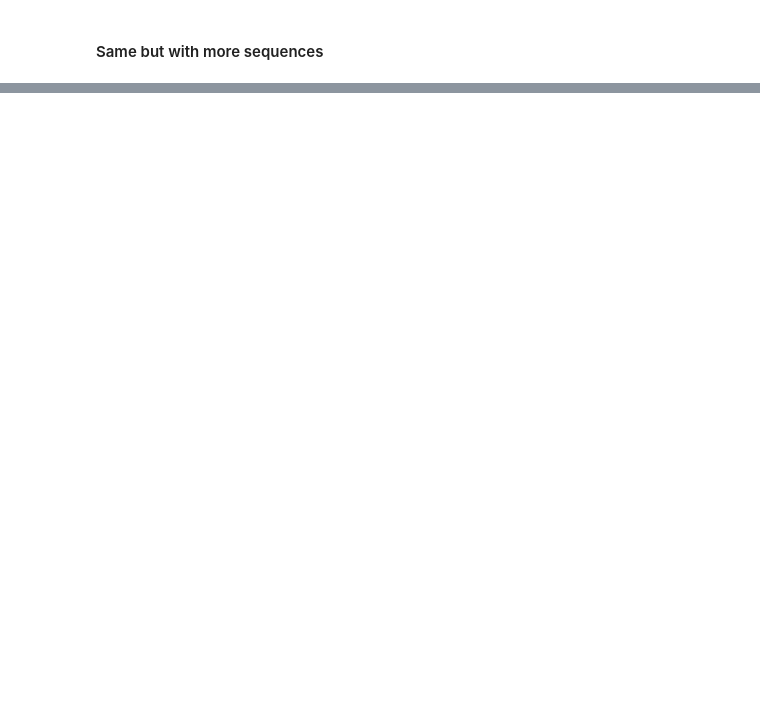
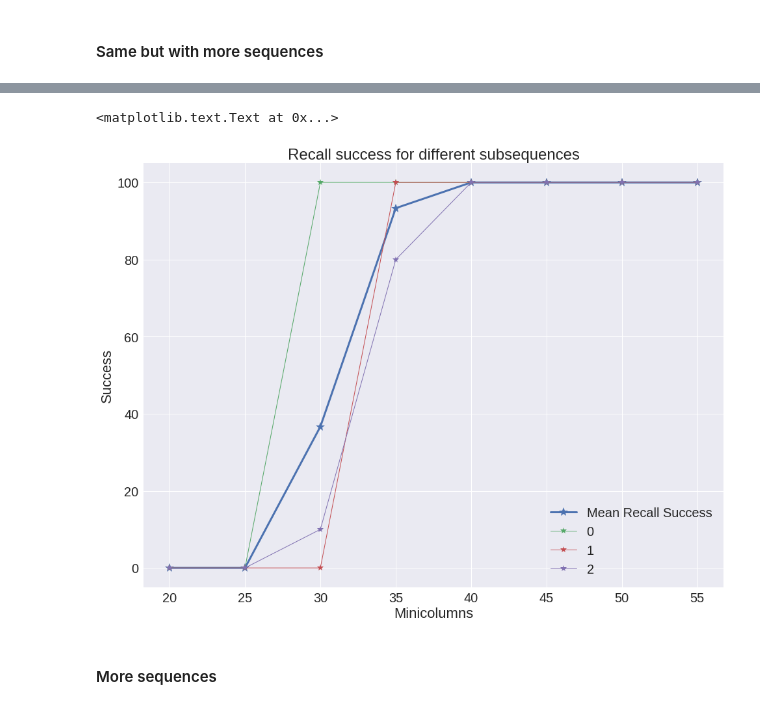
Before and after one commit to h-mayorquin/attractor_sequences, a Jupyter notebook: notebooks/2017-03-28(Unit load study).ipynb, the cells around one changed output, grey strips where cells are left out. Saved outputs shown, nothing was run; the diff lists cells and outputs as text; code cells hidden in the pictures; blank space fills up the shorter version.

```diff
--- a/notebooks/2017-03-28(Unit load study).ipynb
+++ b/notebooks/2017-03-28(Unit load study).ipynb
@@ -305,0 +304,50 @@ ax.set_title('Recall success for different subsequences')
+# %%
+n = 10
+success_array = np.zeros((len(chain), minicolumns_range.size))
+for minicolumn_index, minicolumns in enumerate(minicolumns_range):
+    # Build the network
+    nn = BCPNNFast(hypercolumns, minicolumns)
+    nn.k_inner = False
+
+    # Build the manager
+    manager = NetworkManager(nn=nn, dt=dt, values_to_save=values_to_save)
+
+
+    # Free patterns protocol
+    free_patterns_protocol = Protocol()
+    free_patterns_indexes = [i for i in range(chain[-1][-1] + 1, minicolumns)]
+    free_patterns_protocol.simple_protocol(patterns_indexes=free_patterns_indexes, training_time=training_time,
+                                           inter_sequence_interval=1.0, inter_pulse_interval=1.0, epochs=3)
+    # Train
+    manager.run_network_protocol(free_patterns_protocol, verbose=False, values_to_save_epoch=None,
+                                 reset=True, empty_history=True)
+
+    manager.run_network_protocol(chain_protocol, verbose=False, values_to_save_epoch=None,
+                                 reset=True, empty_history=True)
+
+    # Test recall
+    for sequence_index, sequence in enumerate(chain):
+        success = calculate_recall_success(manager, T_recall=T_recall, I_cue=sequence[0], T_cue=0.1, n=n,
+                                        patterns_indexes=sequence)
+        success_array[sequence_index, minicolumn_index] = success
+# %%
+sns.set(font_scale=2.0)
+
+fig = plt.figure(figsize=(16, 12))
+ax = fig.add_subplot(111)
+
+ax.plot(minicolumns_range, np.mean(success_array, axis=0), '*-', markersize=14, linewidth=3, label='Mean Recall Success')
+
+for sequence_index in range(len(chain)):
+    ax.plot(minicolumns_range, success_array[sequence_index, :], '*-', markersize=10, linewidth=1, label=str(sequence_index))
+
+ax.legend()
+ax.set_ylim([-5, 105])
+ax.set_xlabel('Minicolumns')
+ax.set_ylabel('Success')
+ax.set_title('Recall success for different subsequences')
+# %% [output]
+<matplotlib.text.Text at 0x...>
+[figure, added]
+# %% [markdown]
+#### More sequences
```
Also changed, not shown: parts of 16 cells of this notebook, 8 other files.
